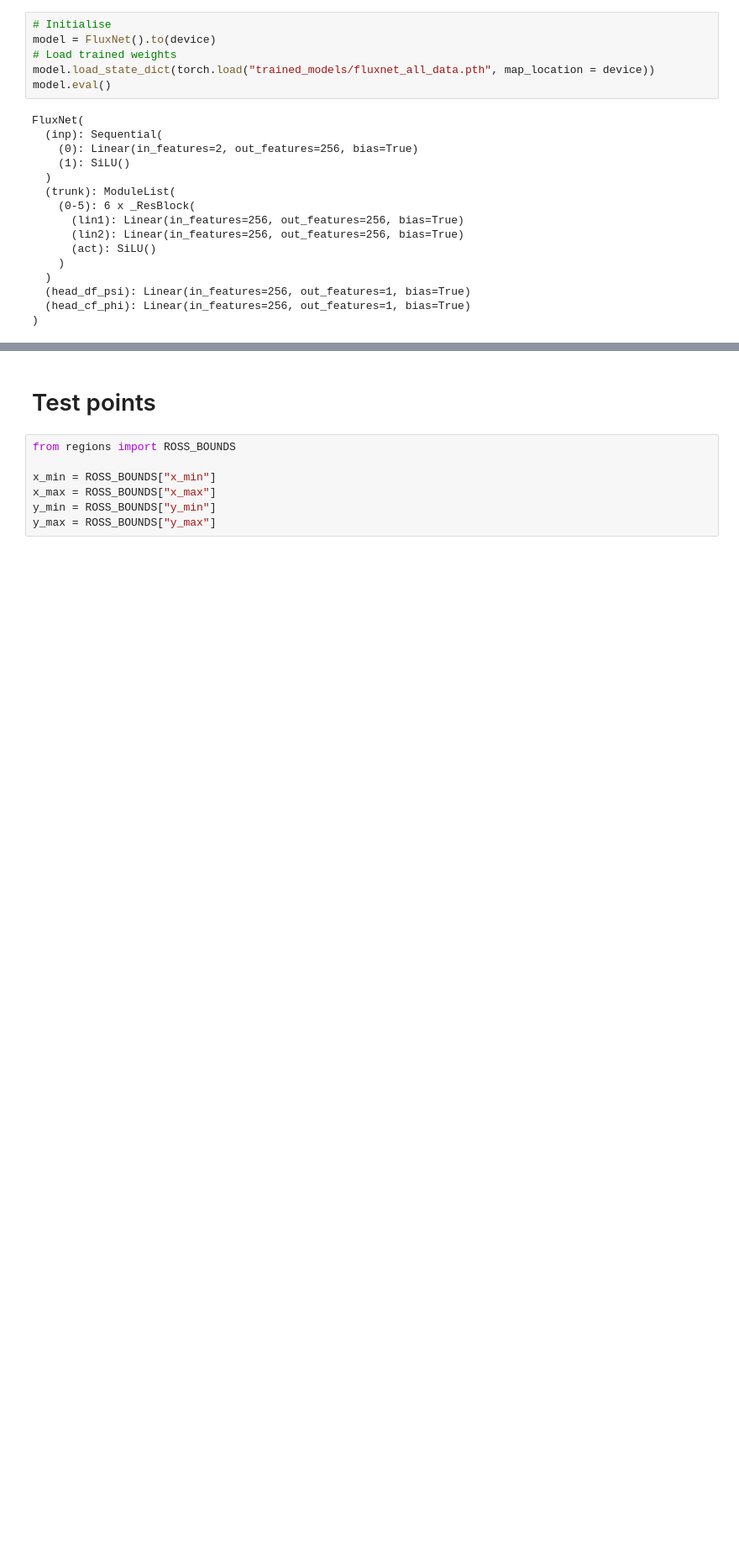
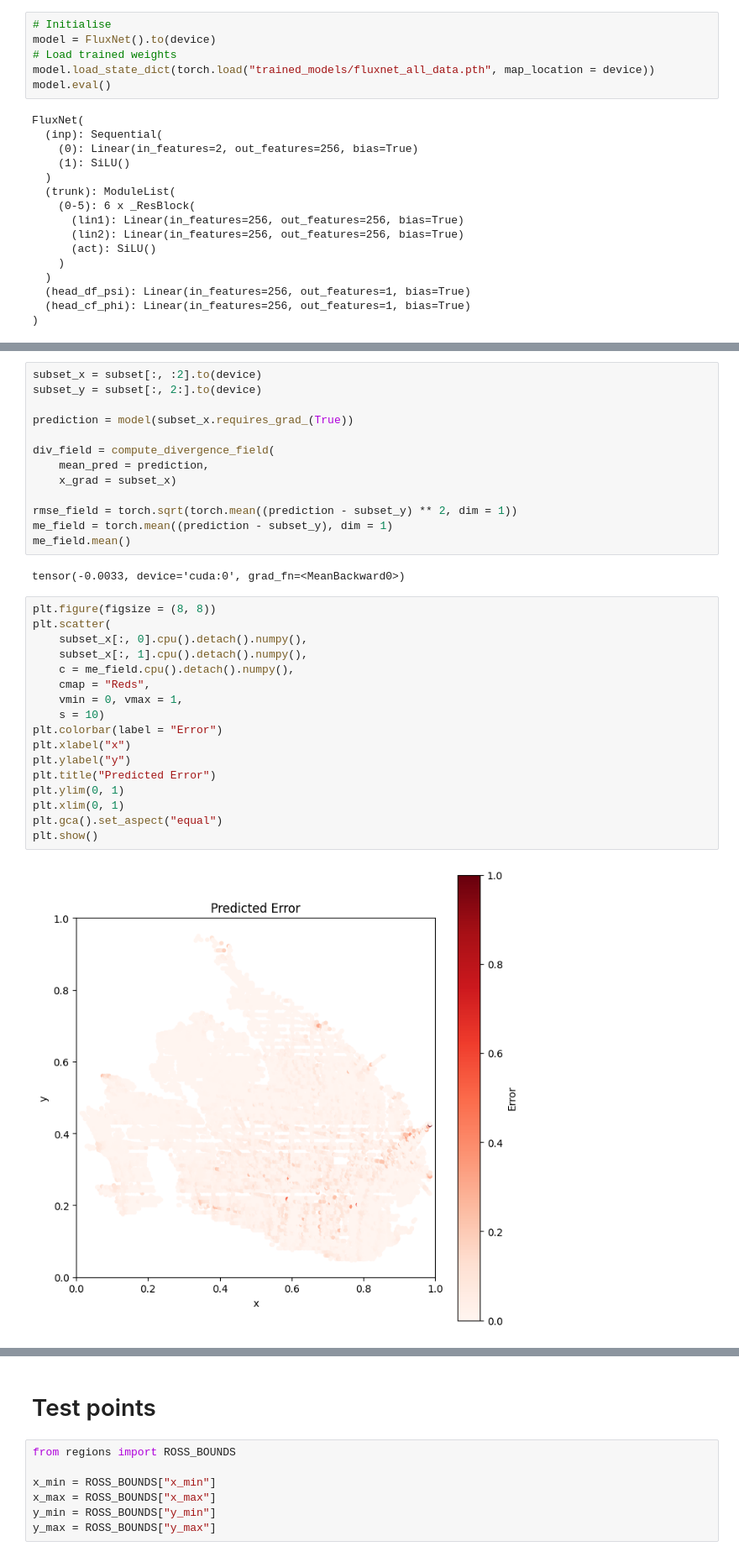
Before and after one commit to kimbente/FluxNet, a Jupyter notebook: train_full_model.ipynb, the cells around one changed output, grey strips where cells are left out. Shown at 84% size. Drawn from its saved outputs; the diff is of its cells as text; blank space fills up the shorter version.

Commit message:
model training and inference

```diff
--- a/train_full_model.ipynb
+++ b/train_full_model.ipynb
@@ -157,0 +169,34 @@ print(subset.shape)
+# %%
+subset_x = subset[:, :2].to(device)
+subset_y = subset[:, 2:].to(device)
+
+prediction = model(subset_x.requires_grad_(True))
+
+div_field = compute_divergence_field(
+    mean_pred = prediction,
+    x_grad = subset_x)
+
+rmse_field = torch.sqrt(torch.mean((prediction - subset_y) ** 2, dim = 1))
+me_field = torch.mean((prediction - subset_y), dim = 1)
+me_field.mean()
+# %% [output]
+tensor(-0.0033, device='cuda:0', grad_fn=<MeanBackward0>)
+# %%
+plt.figure(figsize = (8, 8))
+plt.scatter(
+    subset_x[:, 0].cpu().detach().numpy(),
+    subset_x[:, 1].cpu().detach().numpy(),
+    c = me_field.cpu().detach().numpy(),
+    cmap = "Reds",
+    vmin = 0, vmax = 1,
+    s = 10)
+plt.colorbar(label = "Error")
+plt.xlabel("x")
+plt.ylabel("y")
+plt.title("Predicted Error")
+plt.ylim(0, 1)
+plt.xlim(0, 1)
+plt.gca().set_aspect("equal")
+plt.show()
+# %% [output]
+[figure, added]
```
Also changed, not shown: parts of 12 cells of this notebook, 2 other files.
